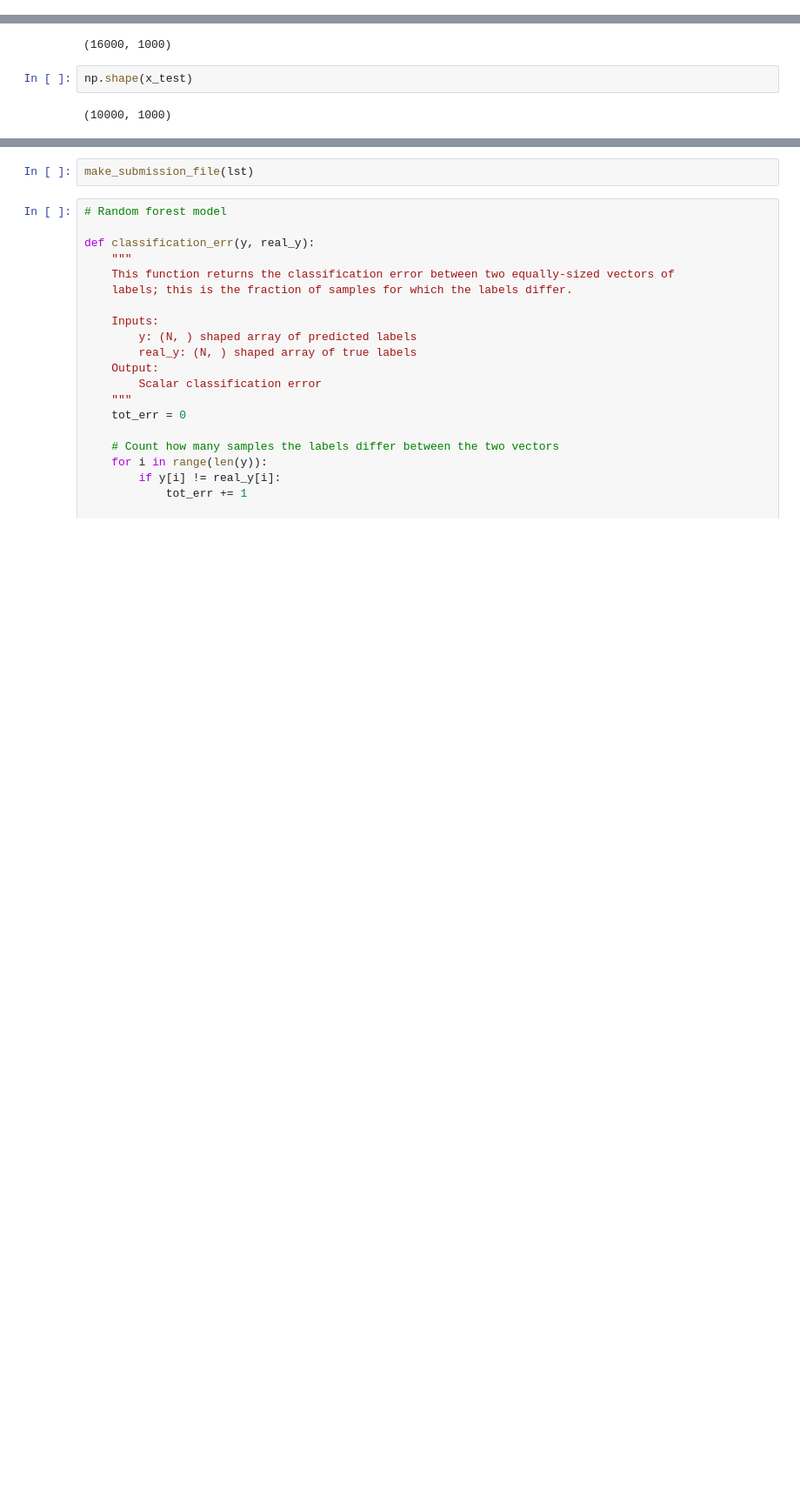
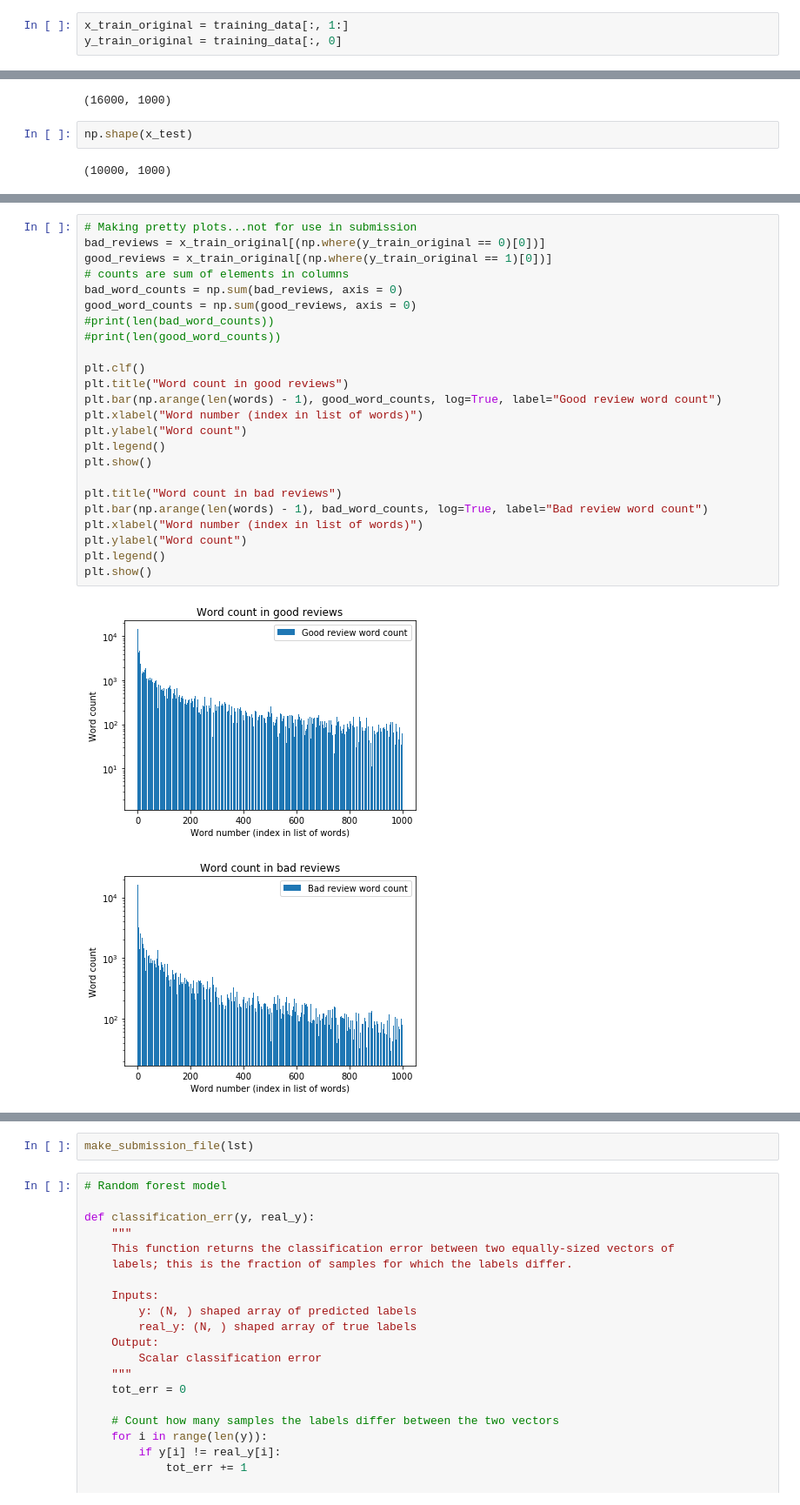
Before and after one commit to kkarnik/CS155_Sentiment_Analysis, a Jupyter notebook: CS 155 Miniproject 1.ipynb, the cells around one changed output, grey strips where cells are left out. Shown at 87% size. Cells and saved outputs as stored; diff of their text form; blank space fills up the shorter version.

```diff
--- a/CS 155 Miniproject 1.ipynb
+++ b/CS 155 Miniproject 1.ipynb
@@ -38,2 +23,5 @@ y_val = training_data[16000:, 0]
 # %%
 x_test = test_data
+# %%
+x_train_original = training_data[:, 1:]
+y_train_original = training_data[:, 0]
@@ -81,0 +125,27 @@ Epoch 50/50
+# %%
+# Making pretty plots...not for use in submission
+bad_reviews = x_train_original[(np.where(y_train_original == 0)[0])]
+good_reviews = x_train_original[(np.where(y_train_original == 1)[0])]
+# counts are sum of elements in columns
+bad_word_counts = np.sum(bad_reviews, axis = 0)
+good_word_counts = np.sum(good_reviews, axis = 0)
+#print(len(bad_word_counts))
+#print(len(good_word_counts))
+
+plt.clf()
+plt.title("Word count in good reviews")
+plt.bar(np.arange(len(words) - 1), good_word_counts, log=True, label="Good review word count")
+plt.xlabel("Word number (index in list of words)")
+plt.ylabel("Word count")
+plt.legend()
+plt.show()
+
+plt.title("Word count in bad reviews")
+plt.bar(np.arange(len(words) - 1), bad_word_counts, log=True, label="Bad review word count")
+plt.xlabel("Word number (index in list of words)")
+plt.ylabel("Word count")
+plt.legend()
+plt.show()
+# %% [output]
+[figure, added]
+[figure, added]
```
Also changed, not shown: parts of 14 cells of this notebook.
